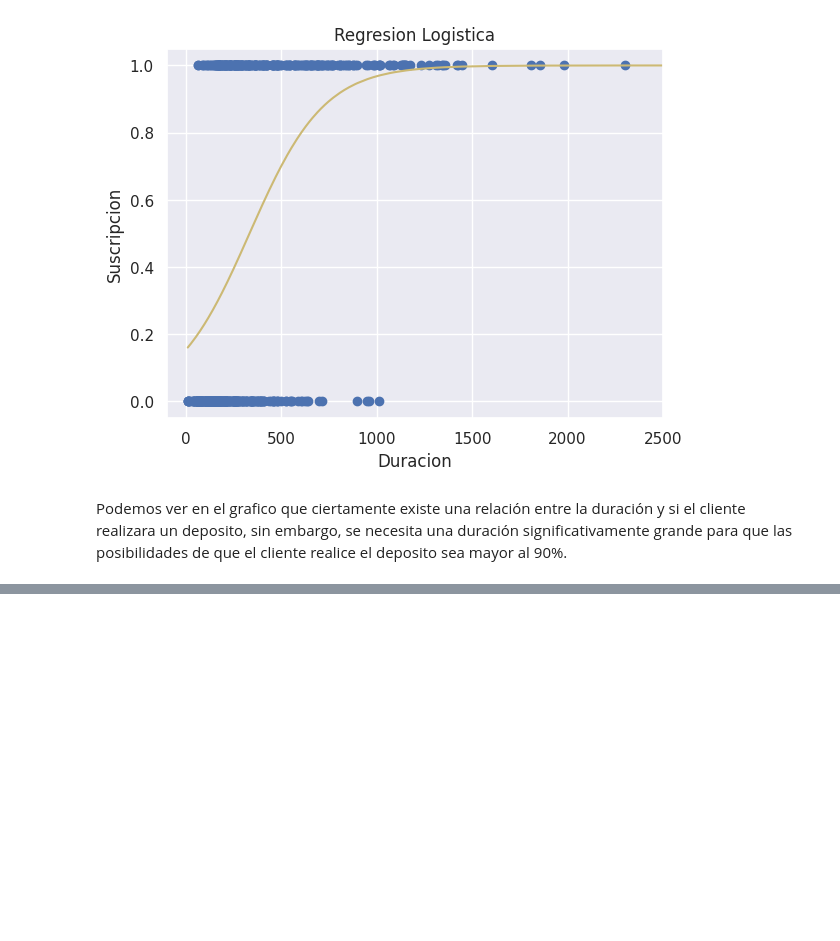
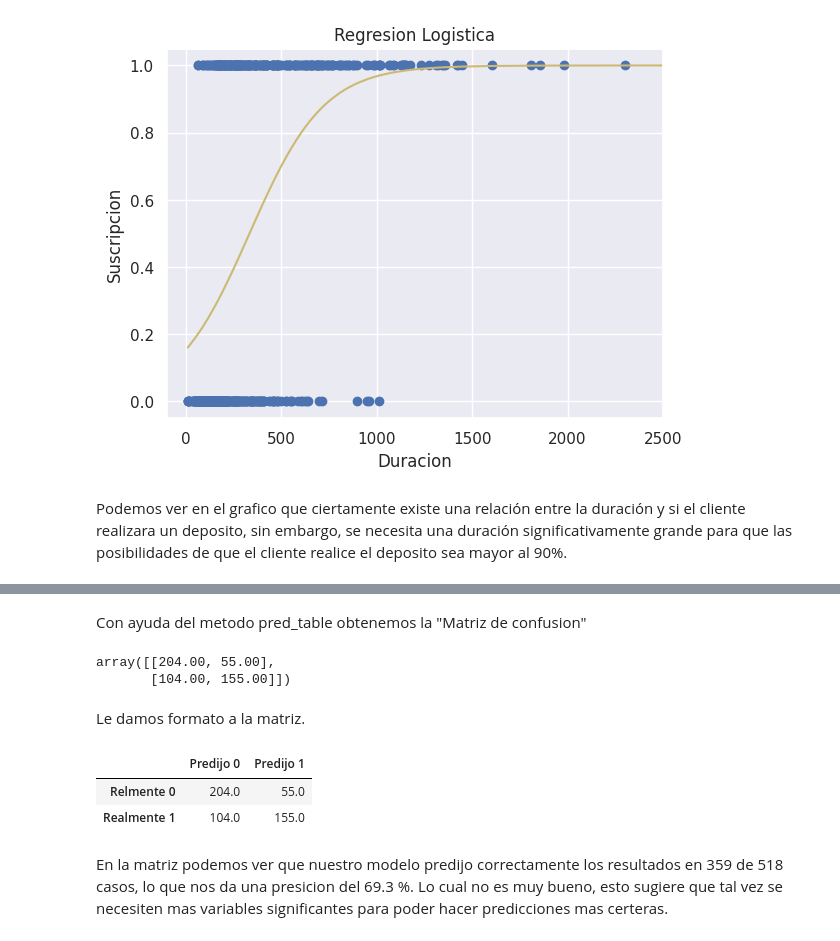
Before and after one commit to OttmarIvey/Analisis-de-Regresion, a Jupyter notebook: Ejercicio_de_Regresión_Logística_simple.ipynb, the cells around one changed output, grey strips where cells are left out. Cells and saved outputs as stored; diff of their text form; code cells hidden in the pictures; blank space fills up the shorter version.

```diff
--- a/Ejercicio_de_Regresión_Logística_simple.ipynb
+++ b/Ejercicio_de_Regresión_Logística_simple.ipynb
@@ -98,0 +146,20 @@ Podemos ver en el grafico que ciertamente existe una relación entre la duració
+# %% [markdown]
+Con ayuda del metodo pred_table obtenemos la "Matriz de confusion"
+# %%
+resultados.pred_table()
+# %% [output]
+array([[204.00, 55.00],
+       [104.00, 155.00]])
+# %% [markdown]
+Le damos formato a la matriz.
+# %%
+tabla_comparacion = pd.DataFrame(resultados.pred_table())
+tabla_comparacion.columns = ['Predijo 0','Predijo 1']
+tabla_comparacion = tabla_comparacion.rename(index={0:'Relmente 0',1:'Realmente 1'})
+tabla_comparacion
+# %% [output]
+|  | Predijo 0 | Predijo 1 |
+| Relmente 0 | 204.0 | 55.0 |
+| Realmente 1 | 104.0 | 155.0 |
+# %% [markdown]
+En la matriz podemos ver que nuestro modelo predijo correctamente los resultados en 359 de 518 casos, lo que nos da una presicion del 69.3 %. Lo cual no es muy bueno, esto sugiere que tal vez se necesiten mas variables significantes para poder hacer predicciones mas certeras.
```
Also changed, not shown: parts of 11 cells of this notebook.
